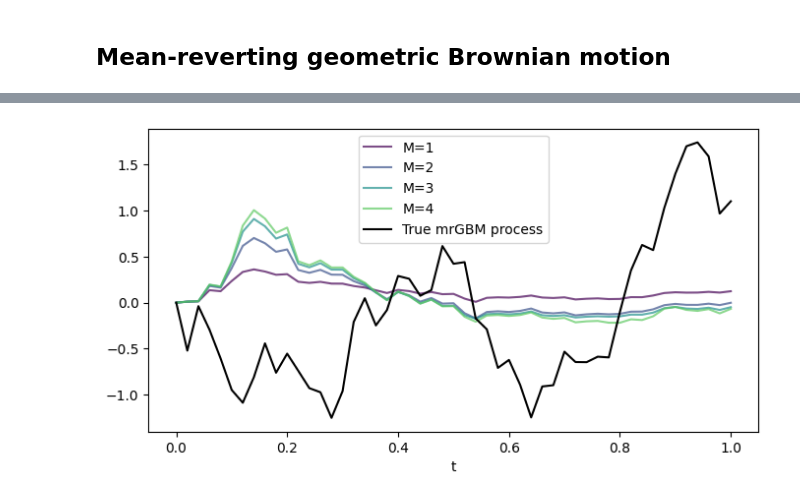
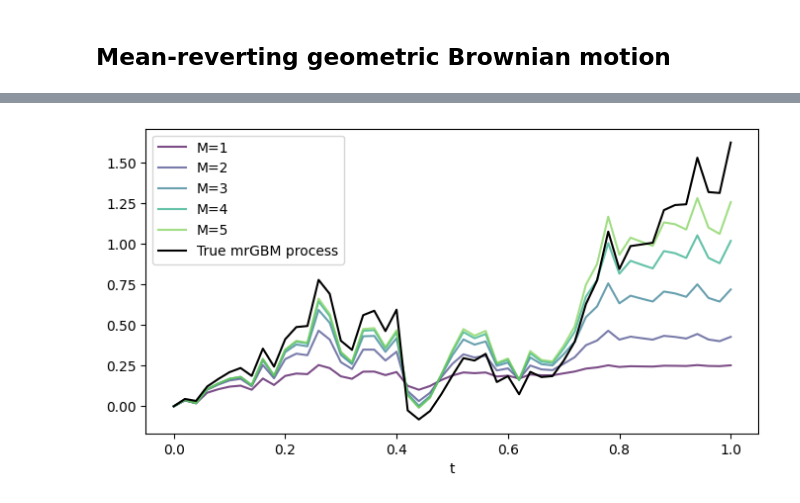
Before and after one commit to Sh3xe/signature-vol-model, a Jupyter notebook: notebook.ipynb, the cells around one changed output, grey strips where cells are left out. Cells and saved outputs as stored; diff of their text form; code cells hidden in the pictures.

```diff
--- a/notebook.ipynb
+++ b/notebook.ipynb
@@ -328,41 +329,42 @@ def compute_mrgbm_signature(x0, kappa, etha, theta, alpha, exp_order=5):
 	return signature_prod(lhs, rhs)
 # %%
 def compute_mrgbm_signature_times(t_values, x0, kappa, etha, theta, alpha, lamb, exp_order=5):
-	mrgnm_sig = compute_mrgbm_signature(x0, kappa, etha, theta, alpha, exp_order)
-	lhs = signature_add(mrgnm_sig, [np.array(-theta)])
+	lhs = compute_mrgbm_signature(x0, kappa, etha, theta, alpha, exp_order)
+	lhs[0] -= theta
 	# compute exp(lamb 1)
 	rhs = [np.array(1.0)]
 	for n in range(1,exp_order):
-		rhs.append( make_canonical_element(tuple([0 for _ in range(n)]), 2) * np.power(lamb, n))
+		rhs.append( make_canonical_element(tuple(0 for _ in range(n)), 2) * np.power(lamb, n))
+
 	prod = signature_shuffle(lhs, rhs)
 
 	values = []
 	for t in t_values:
 		rest = signature_scalar_prod(prod, np.exp(-lamb*t))
-		v = signature_add([np.array(theta)], rest)
-		values.append(v)
+		rest[0] += theta
+		values.append(rest)
 
 	return values
 # %%
 # Parameters
 n = 50
-max_sig_order = 4
+max_sig_order = 5
 x0 = 0.0
 t0, t1 = 0.0, 1.0
-kappa, theta, etha, alpha = 1.0, 0.25, 0.5, 1.6
+kappa, etha, theta, alpha = 1.0, 0.5, 0.25, 1.6
 lamb = kappa + (alpha**2)/2
 times = np.arange(start=0, stop=n+1) / n
 # %%
-brownians = generate_brownian(0, 1, n, 1)
+# brownians = generate_brownian(0, 1, n, 1)
 brownian_sig = signature(np.array([times, brownians.flatten()]), max_sig_order)
-mrgbms = generate_mrgbm(0, 1, brownians, x0, kappa, theta, etha, alpha)
+mrgbms = generate_mrgbm(0, 1, brownians, x0, kappa, etha, theta, alpha)
 # %%
-true_mrgbm_sig = compute_mrgbm_signature(x0, kappa, theta, etha, alpha, max_sig_order)
+true_mrgbm_sig = compute_mrgbm_signature(x0, kappa, etha, theta, alpha, max_sig_order)
+
 sig_mrgbms_1 = []
 for sig_order in range(1, max_sig_order+1):
 	# compute the mrgbm process using the signature volatility model
 	true_mrgbm_process_sig = bracket_with_process(true_mrgbm_sig[:sig_order+1], brownian_sig)
-
 	sig_mrgbms_1.append(true_mrgbm_process_sig)
 # %%
 cols = generate_blue_to_red(len(sig_mrgbms_1)+1)
@@ -388,10 +390,10 @@ for sig_order in range(1, max_sig_order+1):
 # %%
 cols = generate_blue_to_red(len(sig_mrgbms_2)+1)
 for i in range(len(sig_mrgbms_2)):
 	plt.plot(times, sig_mrgbms_2[i].transpose(), color=cols[i], label=f"M={i+1}", alpha=0.7, linestyle="-")
-plt.plot(times, ornsteins.transpose(), label="True mrGBM process", color="black")
+plt.plot(times, mrgbms.transpose(), label="True mrGBM process", color="black")
 plt.legend()
 plt.xlabel("t")
 plt.savefig("outputs/mrgbms_approx_stable.png")
 # %% [output]
-[figure, old version]
+[figure, new version]
```
Also changed, not shown: parts of 8 cells of this notebook, 4 other files.
